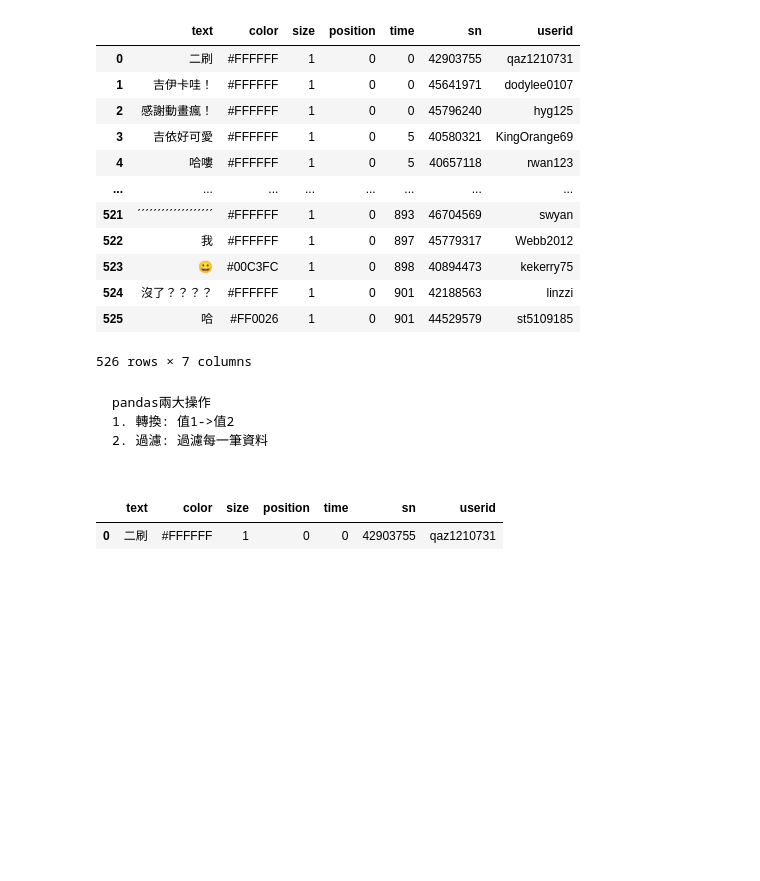
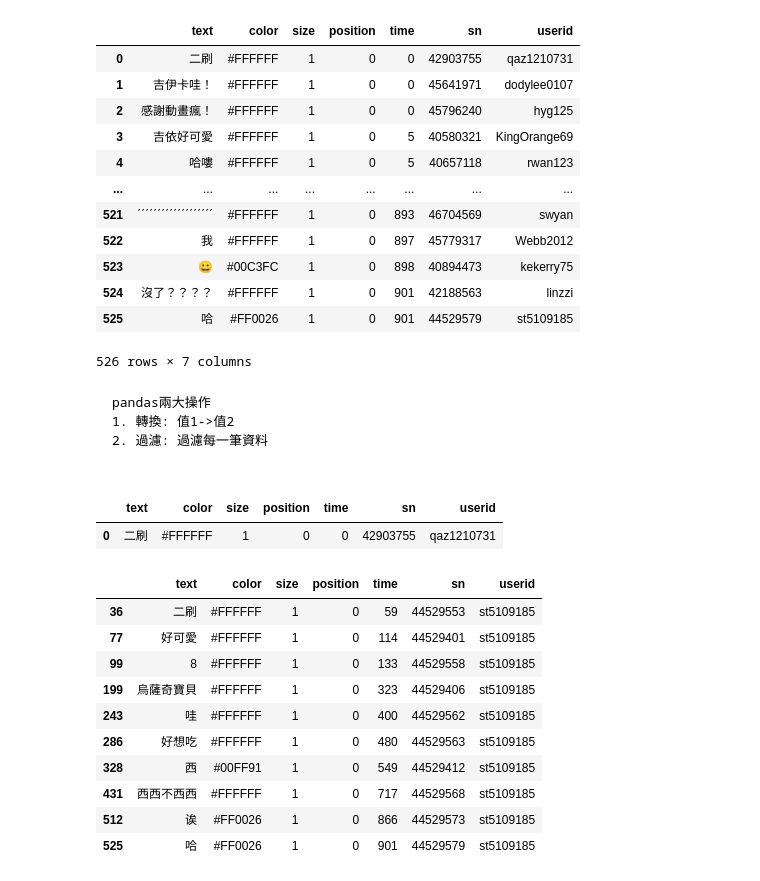
Before and after one commit to Elwing-Chou/tibame20250918, a Jupyter notebook: tibame20251008.ipynb, the cells around one changed output. Cells and saved outputs as stored; diff of their text form; code cells hidden in the pictures; blank space fills up the shorter version.

```diff
--- a/tibame20251008.ipynb
+++ b/tibame20251008.ipynb
@@ -119,0 +126,18 @@ demo[fil]
+# %%
+# 篩選
+df["userid"].value_counts()
+# 第一名: st5109185  第二名: annana566
+fil1 = df["userid"] == "st5109185"
+df[fil1]
+# %% [output]
+|  | text | color | size | position | time | sn | userid |
+| 36 | 二刷 | #FFFFFF | 1 | 0 | 59 | 44529553 | st5109185 |
+| 77 | 好可愛 | #FFFFFF | 1 | 0 | 114 | 44529401 | st5109185 |
+| 99 | 8 | #FFFFFF | 1 | 0 | 133 | 44529558 | st5109185 |
+| 199 | 烏薩奇寶貝 | #FFFFFF | 1 | 0 | 323 | 44529406 | st5109185 |
+| 243 | 哇 | #FFFFFF | 1 | 0 | 400 | 44529562 | st5109185 |
+| 286 | 好想吃 | #FFFFFF | 1 | 0 | 480 | 44529563 | st5109185 |
+| 328 | 西 | #00FF91 | 1 | 0 | 549 | 44529412 | st5109185 |
+| 431 | 西西不西西 | #FFFFFF | 1 | 0 | 717 | 44529568 | st5109185 |
+| 512 | 诶 | #FF0026 | 1 | 0 | 866 | 44529573 | st5109185 |
+| 525 | 哈 | #FF0026 | 1 | 0 | 901 | 44529579 | st5109185 |
```
Also changed, not shown: parts of 1 cell of this notebook.
